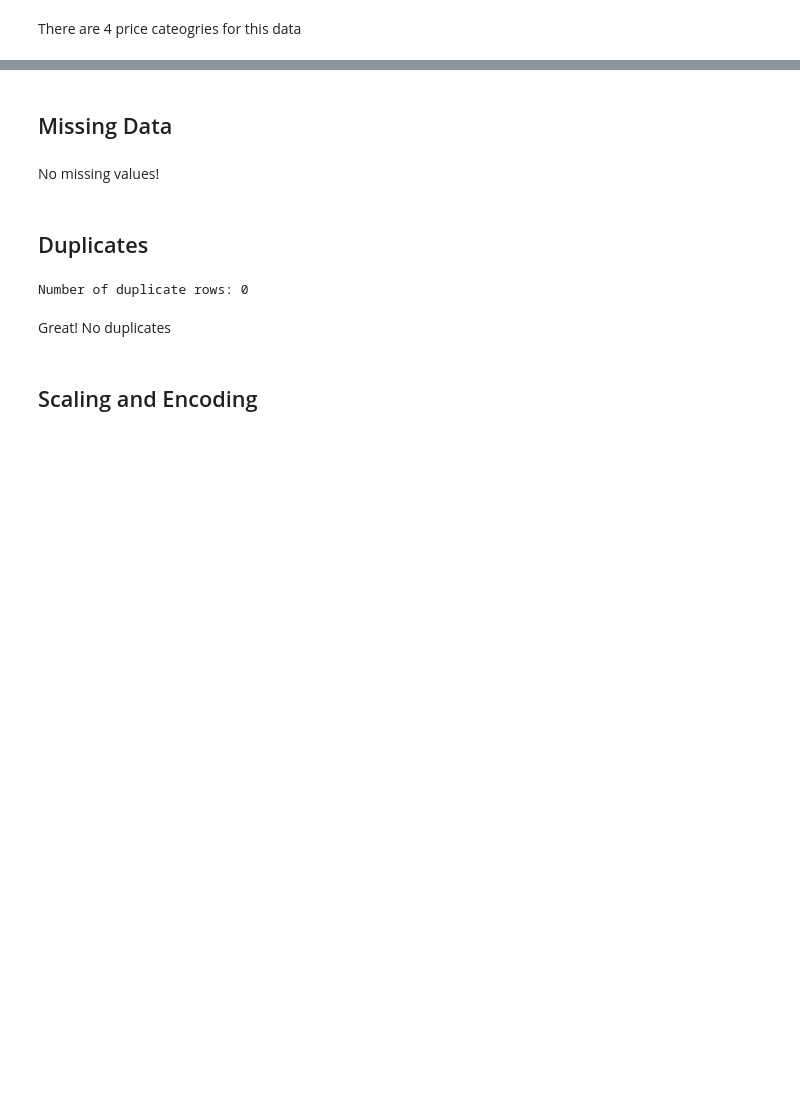
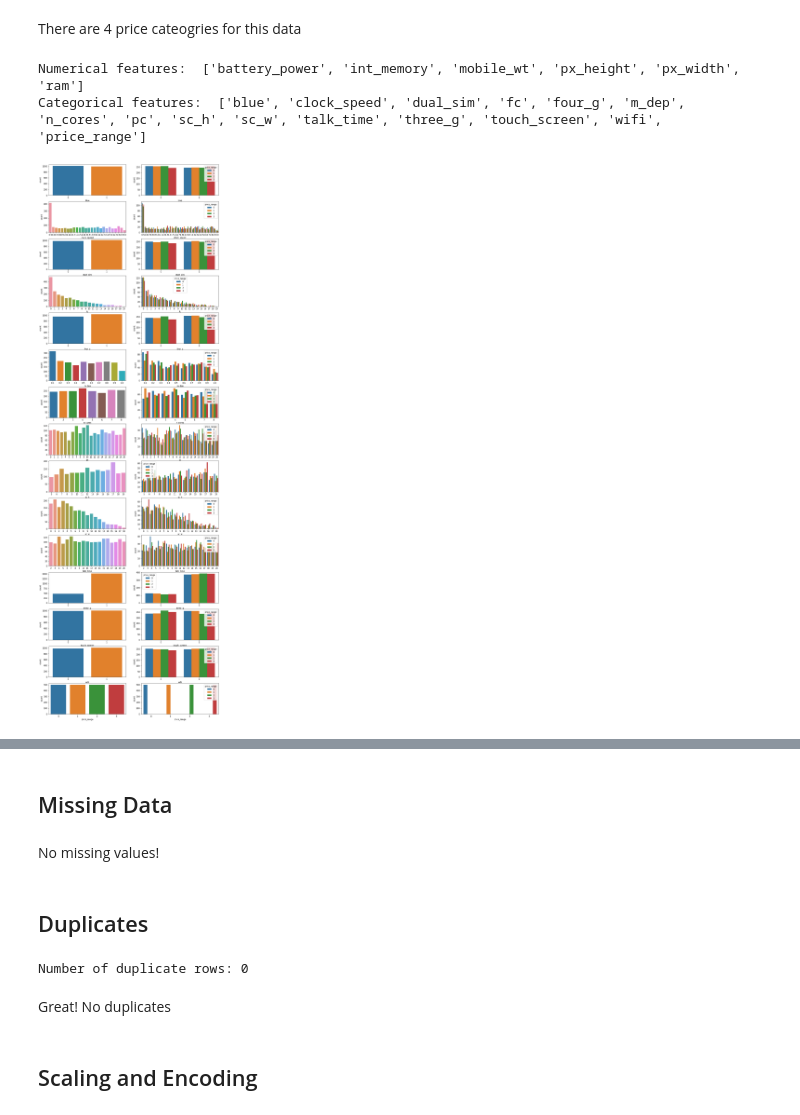
Before and after one commit to Ahmedsaed/SIC-AI-ML-Training, a Jupyter notebook: Mobile Price Classification/Mobile_Price_classification.ipynb, the cells around one changed output, grey strips where cells are left out. Saved outputs shown, nothing was run; the diff lists cells and outputs as text; code cells hidden in the pictures; blank space fills up the shorter version.

```diff
--- a/Mobile Price Classification/Mobile_Price_classification.ipynb
+++ b/Mobile Price Classification/Mobile_Price_classification.ipynb
@@ -96,0 +90,4 @@ array([1, 2, 3, 0])
+# %%
+for column_name in df_train.columns:
+    unique_values = len(df_train[column_name].unique())
+    print(f"Feature '{column_name}' has '{unique_values}' unique values")
@@ -97,2 +112,27 @@ array([1, 2, 3, 0])
 # %% [markdown]
 There are 4 price cateogries for this data
+# %%
+cat_features = []
+num_features = []
+
+for column_name in df_train.columns:
+    unique_values = len(df_train[column_name].unique())
+    if unique_values < 28:
+      cat_features.append(column_name)
+    else:
+      num_features.append(column_name)
+
+print("Numerical features: ", num_features)
+print("Categorical features: ", cat_features)
+# %% [output]
+Numerical features:  ['battery_power', 'int_memory', 'mobile_wt', 'px_height', 'px_width', 'ram']
+Categorical features:  ['blue', 'clock_speed', 'dual_sim', 'fc', 'four_g', 'm_dep', 'n_cores', 'pc', 'sc_h', 'sc_w', 'talk_time', 'three_g', 'touch_screen', 'wifi', 'price_range']
+# %%
+plt.figure(figsize = (15,60))
+for idx, feature in enumerate(cat_features):
+    plt.subplot(18, 2, idx*2+1)
+    sns.countplot(x = feature , data = df_train)
+    plt.subplot(18, 2, idx*2+2)
+    sns.countplot(x = feature , data = df_train,hue='price_range')
+# %% [output]
+[figure, added]
```
Also changed, not shown: parts of 23 cells of this notebook.
